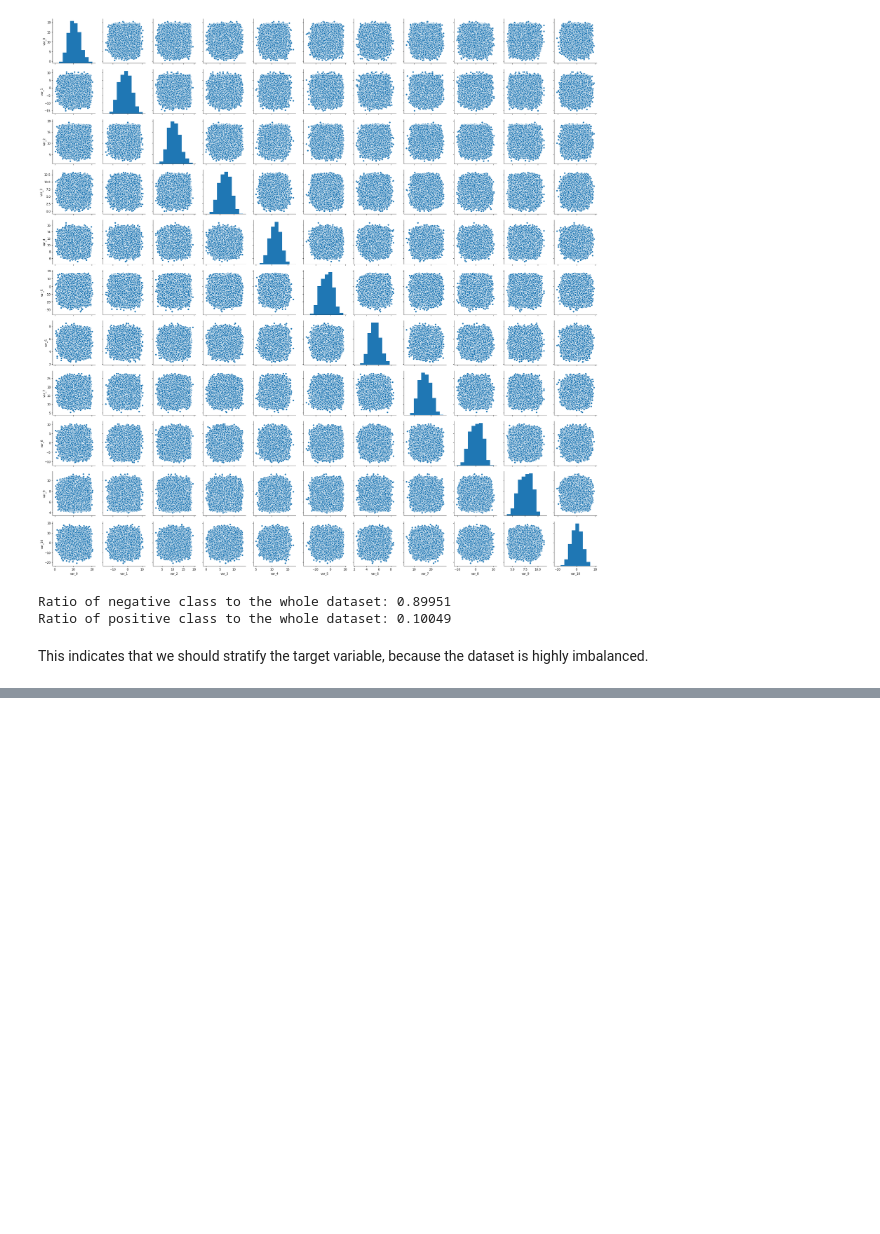
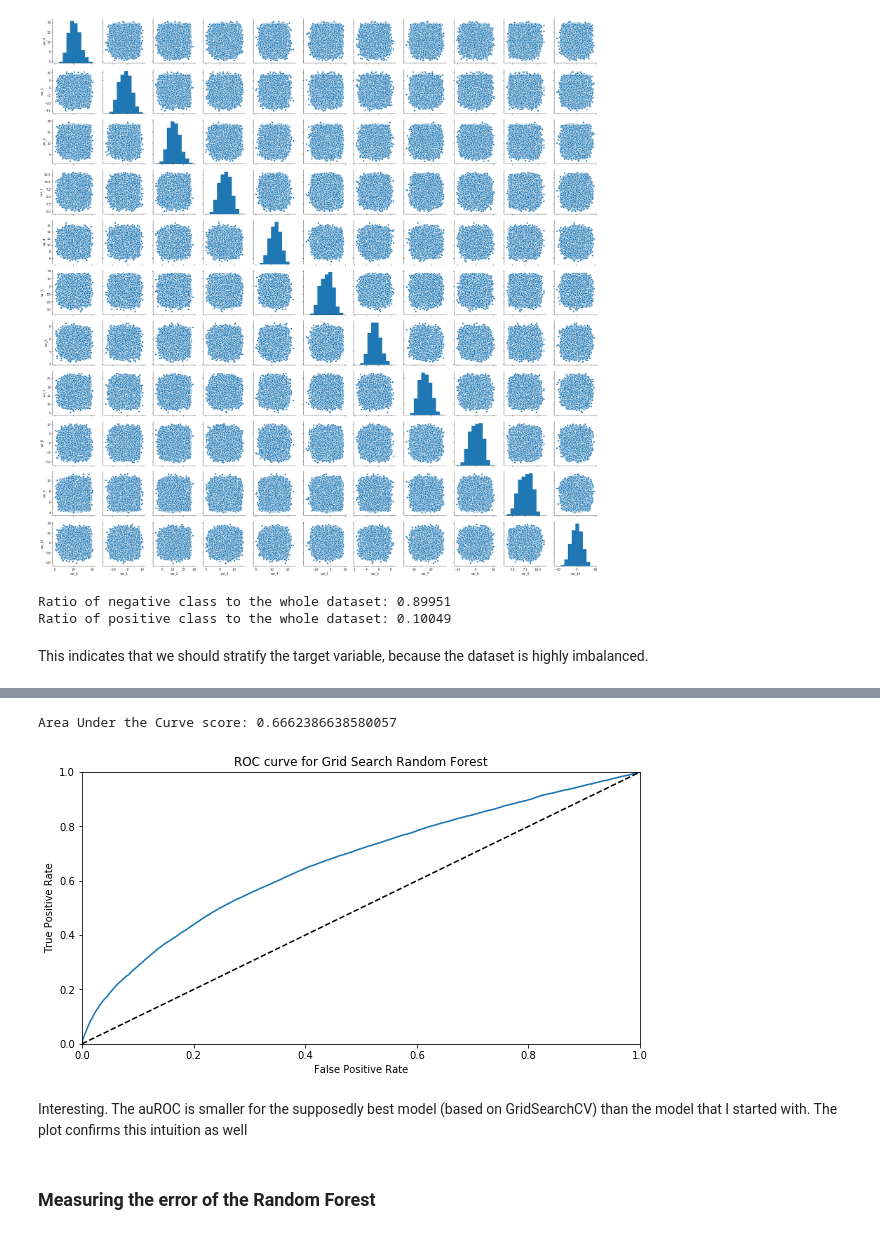
Before and after one commit to JanuszPXYZ/Santander-Customer-Prediction, a Jupyter notebook: EDA + Modeling.ipynb, the cells around one changed output, grey strips where cells are left out. Cells and saved outputs as stored; diff of their text form; code cells hidden in the pictures; blank space fills up the shorter version.

```diff
--- a/EDA + Modeling.ipynb
+++ b/EDA + Modeling.ipynb
@@ -223,0 +382,2 @@ array([0.54534457, 0.52309787, 0.28711803, ..., 0.44942691, 0.51366006,
+# %%
+grid_search.best_estimator_.fit(X_train, y_train)
@@ -223,0 +392,20 @@ array([0.54534457, 0.52309787, 0.28711803, ..., 0.44942691, 0.51366006,
+# %%
+y_probas_grid_rf = cross_val_predict(grid_search.best_estimator_,
+                                X_train,
+                                y_train,
+                                cv = 5,
+                                method = 'predict_proba',
+                                n_jobs=-1)
+# %%
+y_scores_grid_rf = y_probas_grid_rf[:, 1]
+# %%
+fpr, tpr, thresholds = roc_curve(y_train, y_scores_grid_rf)
+# %%
+plot_ROC(fpr, tpr, thresholds, actuals = y_train, scores = y_scores_grid_rf, model = 'Grid Search Random Forest')
+# %% [output]
+Area Under the Curve score: 0.6662386638580057
+[figure, added]
+# %% [markdown]
+Interesting. The auROC is smaller for the supposedly best model (based on GridSearchCV) than the model that I started with. The plot confirms this intuition as well
+# %% [markdown]
+### Measuring the error of the Random Forest
```
Also changed, not shown: parts of 45 cells of this notebook.
